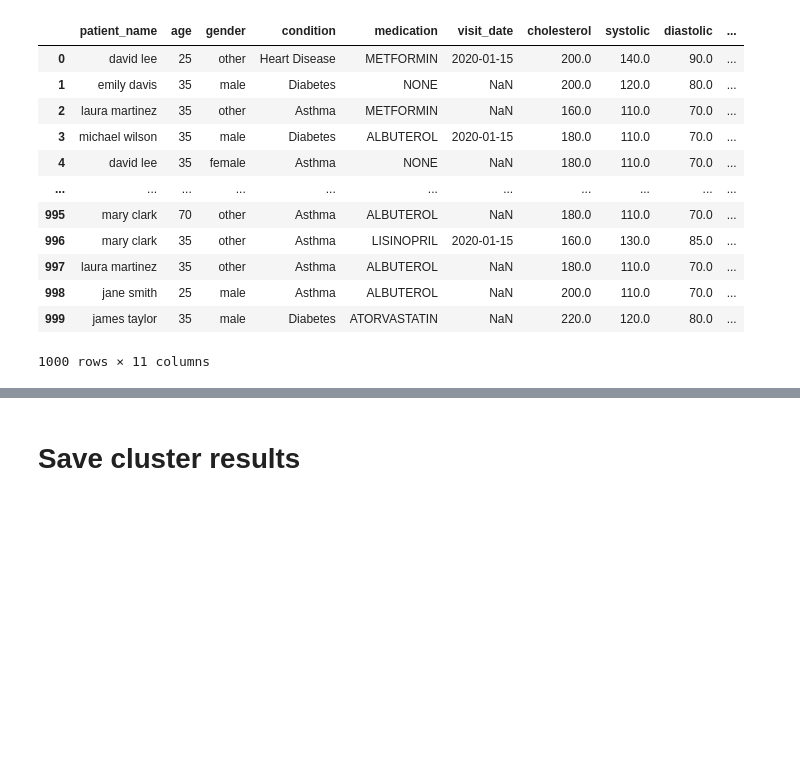
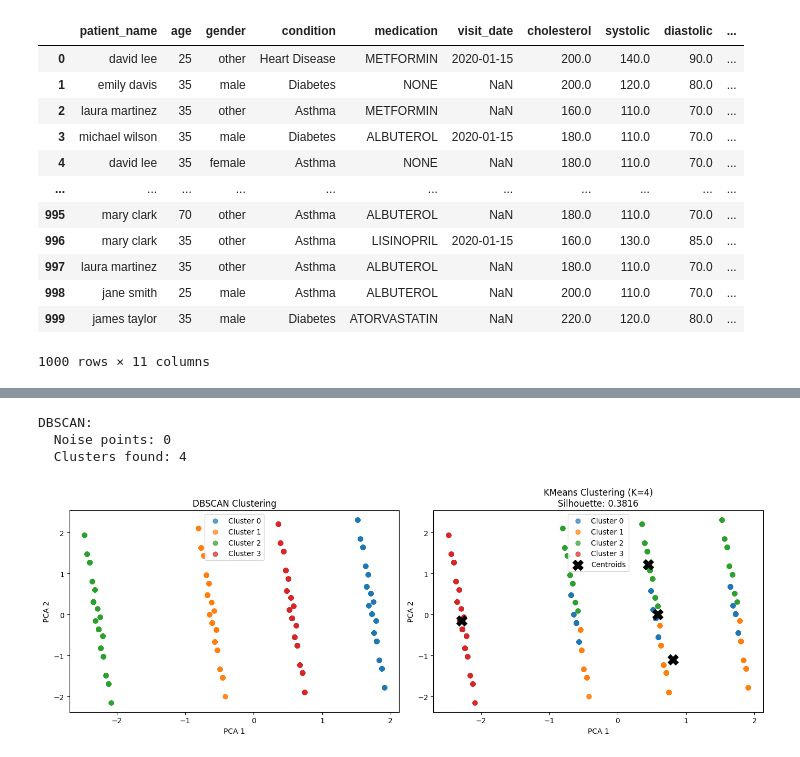
Before and after one commit to ypoudel3/data_final, a Jupyter notebook: clustering.ipynb, the cells around one changed output, grey strips where cells are left out. Drawn from its saved outputs; the diff is of its cells as text; code cells hidden in the pictures; blank space fills up the shorter version.

Commit message:
clustering

```diff
--- a/clustering.ipynb
+++ b/clustering.ipynb
@@ -263,5 +182,64 @@ Cluster 3  (risk_score=2.722):
-# %% [markdown]
-# Save cluster results
 # %%
-df_out.to_csv('Datamining/cluster_results.csv', index=False)
-print(" cluster_results.csv saved")
+# ─────────────────────────────────────────────
+# DBSCAN CLUSTERING
+# ─────────────────────────────────────────────
+from sklearn.cluster import DBSCAN
+
+db = DBSCAN(eps=0.5, min_samples=5)
+db_clusters = db.fit_predict(X_pca)
+
+print("DBSCAN:")
+print("  Noise points:", sum(db_clusters == -1))
+print("  Clusters found:", len(set(db_clusters)) - (1 if -1 in db_clusters else 0))
+
+# ─────────────────────────────────────────────
+# PLOT DBSCAN vs KMEANS SIDE BY SIDE
+# ─────────────────────────────────────────────
+fig, axes = plt.subplots(1, 2, figsize=(14, 5))
+
+# LEFT: DBSCAN
+unique_clusters = sorted(set(db_clusters))
+tab_colors = plt.cm.tab10.colors
+
+for i, cid in enumerate(unique_clusters):
+    mask  = db_clusters == cid
+    label = 'Noise' if cid == -1 else f'Cluster {cid}'
+    color = 'lightgray' if cid == -1 else tab_colors[i % len(tab_colors)]
+    axes[0].scatter(
+        X_pca[mask, 0], X_pca[mask, 1],
+        color=color,
+        label=label, s=40, alpha=0.7
+    )
+
+axes[0].set_title('DBSCAN Clustering')
+axes[0].set_xlabel('PCA 1')
+axes[0].set_ylabel('PCA 2')
+axes[0].legend()
+
+# RIGHT: KMeans (already computed)
+colors = cm.tab10(range(best_k))
+
+for i in range(best_k):
+    mask = df_out['cluster'] == i
+    axes[1].scatter(
+        X_pca[mask, 0], X_pca[mask, 1],
+        c=[colors[i]], label=f'Cluster {i}', s=40, alpha=0.7
+    )
+
+axes[1].scatter(
+    centers_pca[:, 0], centers_pca[:, 1],
+    color='black', marker='X', s=200, zorder=5, label='Centroids'
+)
+
+axes[1].set_title(f'KMeans Clustering (K={best_k})\nSilhouette: {final_sil:.4f}')
+axes[1].set_xlabel('PCA 1')
+axes[1].set_ylabel('PCA 2')
+axes[1].legend()
+
+plt.tight_layout()
+plt.show()
+# %% [output]
+DBSCAN:
+  Noise points: 0
+  Clusters found: 4
+[figure, added]
```
Also changed, not shown: parts of 6 cells of this notebook, 1 other file.
